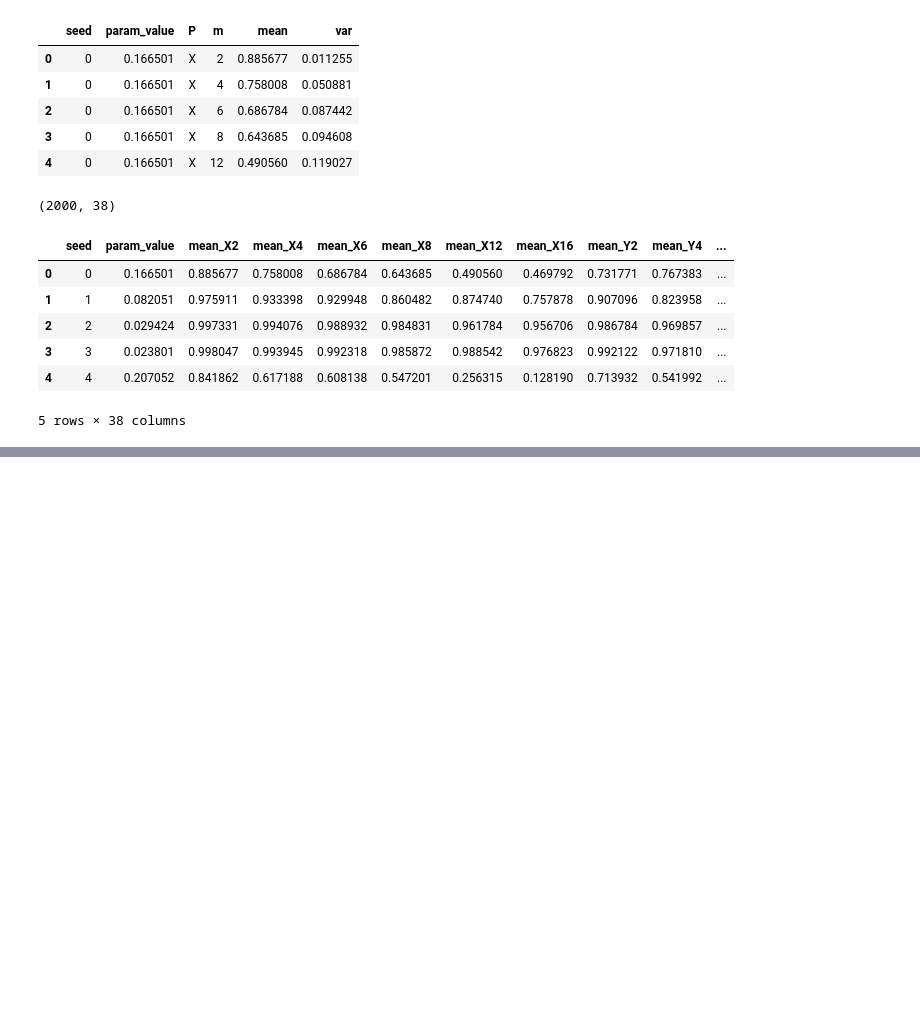
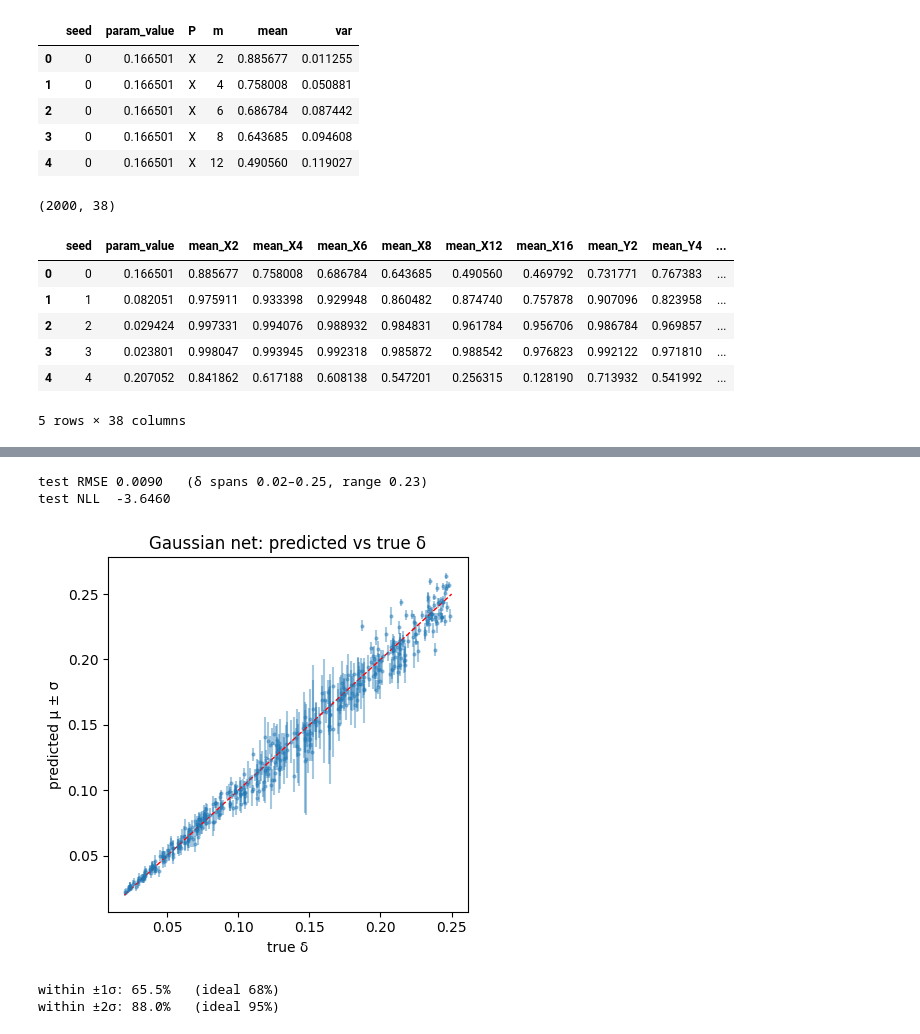
Before and after one commit to imelenwe/randomized-benchmarking, a Jupyter notebook: DiffusionCB/SBI_model.ipynb, the cells around one changed output, grey strips where cells are left out. Saved outputs shown, nothing was run; the diff lists cells and outputs as text; code cells hidden in the pictures; blank space fills up the shorter version.

```diff
--- a/DiffusionCB/SBI_model.ipynb
+++ b/DiffusionCB/SBI_model.ipynb
@@ -71,3 +71,31 @@ display(df_feature_view.head())
 | 3 | 3 | 0.023801 | 0.998047 | 0.993945 | 0.992318 | 0.985872 | 0.988542 | 0.976823 | 0.992122 | 0.971810 | ... |
 | 4 | 4 | 0.207052 | 0.841862 | 0.617188 | 0.608138 | 0.547201 | 0.256315 | 0.128190 | 0.713932 | 0.541992 | ... |
 5 rows × 38 columns
+# %%
+# standardize data for Gaussian net and later diffusion model
+
+import torch
+
+feature_cols = [c for c in df_feature_view.columns if c not in ("seed", "param_value")]
+X = df_feature_view[feature_cols].to_numpy(dtype="float32")     # 2000 × 36 leaving seed and param_value
+y = df_feature_view["param_value"].to_numpy(dtype="float32").reshape(-1, 1)  # 2000 × 1 = δ the param value is the label
+
+# train/test split (80/20), fixed seed
+rng = np.random.default_rng(0)
+idx = rng.permutation(len(X))
+n_test = int(0.2 * len(X))
+test_idx, train_idx = idx[:n_test], idx[n_test:]
+
+# standardize features using TRAIN stats only (no leakage)
+# do it for all 2000 in one shot
+# then split this into train = 1600 and test = 400
+mu, sd = X[train_idx].mean(0), X[train_idx].std(0)
+Xn = (X - mu) / sd
+
+# to torch tensors
+Xtr = torch.tensor(Xn[train_idx]);  ytr = torch.tensor(y[train_idx])
+Xte = torch.tensor(Xn[test_idx]);   yte = torch.tensor(y[test_idx])
+print("train:", Xtr.shape, ytr.shape, "| test:", Xte.shape, yte.shape)
+# view the standardized feature tables (torch → pandas for readability)
+display(pd.DataFrame(Xtr.numpy(), columns=feature_cols).head())   # train features (1600×36)
+display(pd.DataFrame(Xte.numpy(), columns=feature_cols).head())   # test  features (400×36)
@@ -73,0 +212,34 @@ display(df_feature_view.head())
+# %%
+model.eval()
+with torch.no_grad():
+    mu_te, sigma_te = model(Xte)
+
+rmse     = ((mu_te - yte)**2).mean().sqrt().item()
+test_nll = gaussian_nll(mu_te, sigma_te, yte).item()
+print(f"test RMSE {rmse:.4f}   (δ spans 0.02–0.25, range 0.23)")
+print(f"test NLL  {test_nll:.4f}")
+
+plt.figure(figsize=(4.5, 4.5))
+plt.errorbar(yte.numpy().ravel(), mu_te.numpy().ravel(),
+             yerr=sigma_te.numpy().ravel(), fmt='.', alpha=0.4, ms=4)
+plt.plot([0.02, 0.25], [0.02, 0.25], 'r--', lw=1)   # perfect-prediction line
+plt.xlabel("true δ"); plt.ylabel("predicted μ ± σ")
+plt.title("Gaussian net: predicted vs true δ")
+plt.tight_layout(); plt.show()
+# %% [output]
+test RMSE 0.0090   (δ spans 0.02–0.25, range 0.23)
+test NLL  -3.6460
+[figure, added]
+# %%
+model.eval()
+with torch.no_grad():
+    mu_te, sigma_te = model(Xte)
+
+z    = ((yte - mu_te) / sigma_te).abs()     # how many σ the true δ sits from μ
+cov1 = (z <= 1).float().mean().item()       # fraction inside ±1σ
+cov2 = (z <= 2).float().mean().item()       # fraction inside ±2σ
+print(f"within ±1σ: {cov1:.1%}   (ideal 68%)")
+print(f"within ±2σ: {cov2:.1%}   (ideal 95%)")
+# %% [output]
+within ±1σ: 65.5%   (ideal 68%)
+within ±2σ: 88.0%   (ideal 95%)
```
Also changed, not shown: parts of 6 cells of this notebook.
